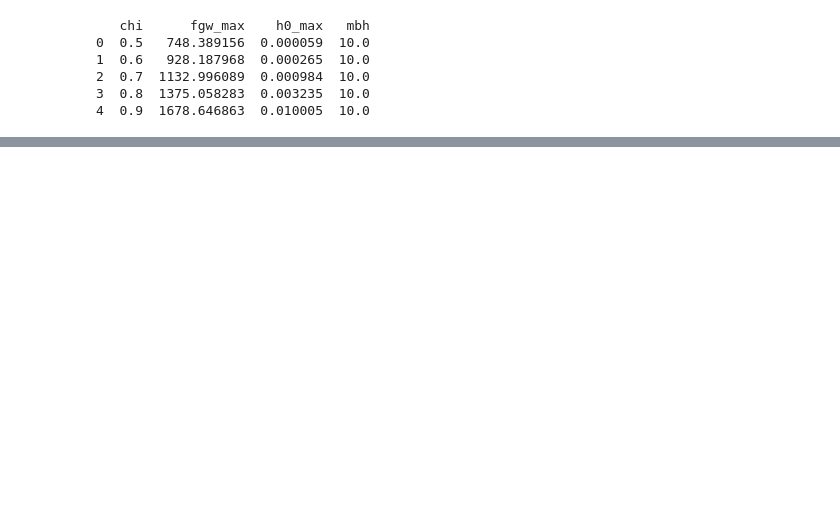
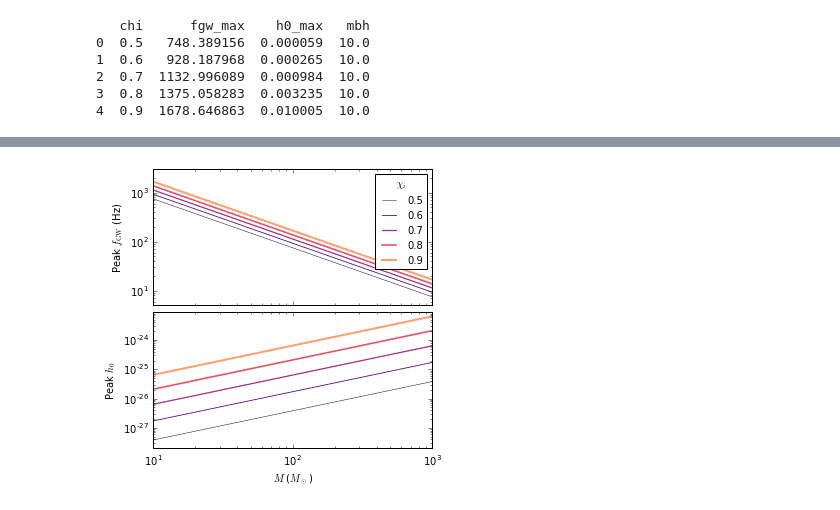
Before and after one commit to maxisi/gwaxion, a Jupyter notebook: examples/fgw_mbh_chi.ipynb, the cells around one changed output, grey strips where cells are left out. Cells and saved outputs as stored; diff of their text form; code cells hidden in the pictures; blank space fills up the shorter version.

```diff
--- a/examples/fgw_mbh_chi.ipynb
+++ b/examples/fgw_mbh_chi.ipynb
@@ -68,0 +75,27 @@ plt.close()
+# %%
+# joint plot
+
+f, (ax1, ax2) = plt.subplots(2, sharex=True, figsize=(5,5))
+
+for chi, c, lw in zip(chis, cs, lws):
+    df_chi = grouped.get_group(chi)
+    ax1.plot(df_chi['mbh'], df_chi['fgw_max'], label="%.1f" % chi, lw=lw, c=c)
+    ax2.plot(df_chi['mbh'], df_chi['h0_max']/distance, label="%.1f" % chi, lw=lw, c=c)
+
+plt.subplots_adjust(wspace=0, hspace=0.05)
+
+ax2.set_xlabel(r'$M$ ($M_\odot$)')
+ax2.set_ylabel(r'Peak $h_0$')
+ax1.set_ylabel(r'Peak $f_{\rm GW}$ (Hz)')
+ax1.set_ylim(5, 3E3)
+ax2.set_ylim(2E-28, 9E-24)
+for ax in [ax1, ax2]:
+    ax.set_xscale('log')
+    ax.set_yscale('log')
+
+ax1.legend(loc='upper right', title=r"$\chi_i$", fontsize=10)
+
+plt.show(ax)
+plt.close()
+# %% [output]
+[figure, added]
```
Also changed, not shown: parts of 3 cells of this notebook, 2 other files.
